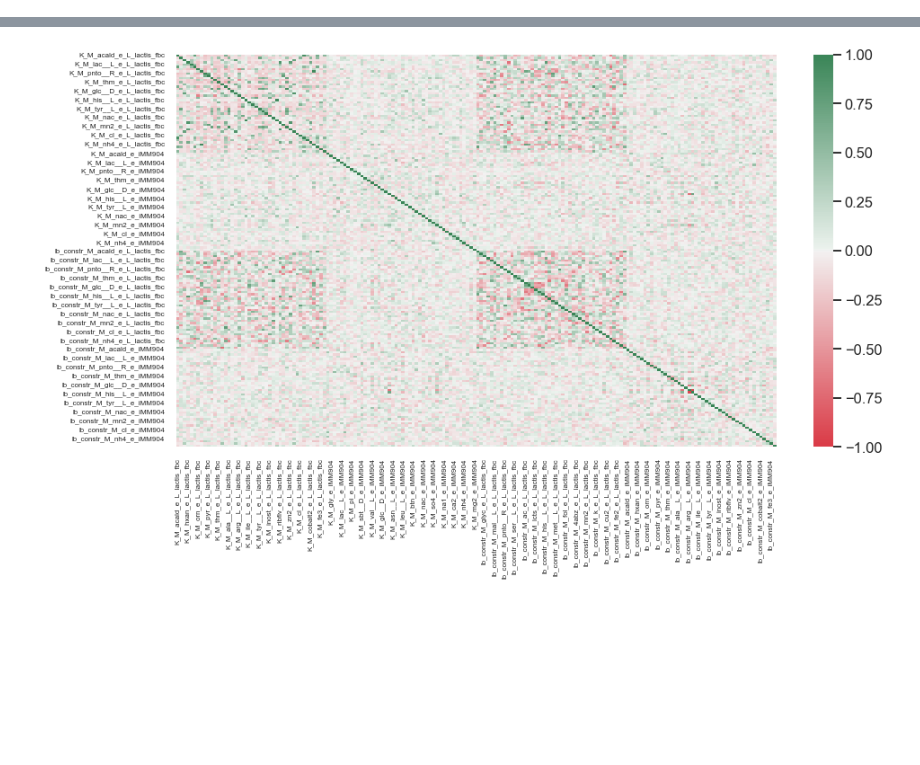
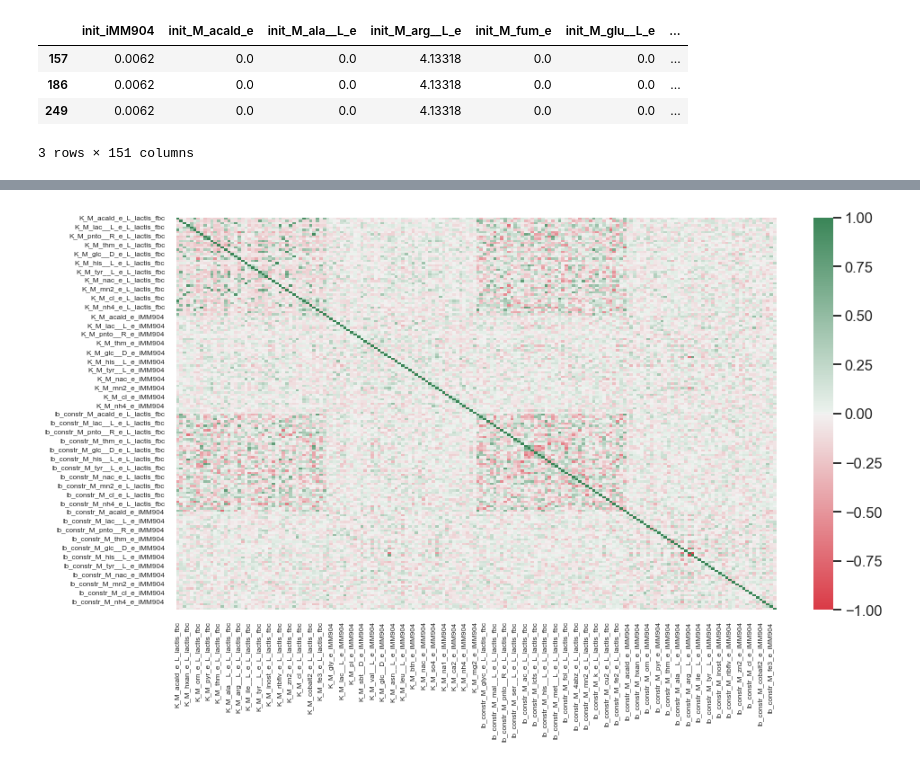
Before and after one commit to behzadk/ParaGEM, a Jupyter notebook: bk_comms/particle_visalisation.ipynb, the cells around one changed output, grey strips where cells are left out. Drawn from its saved outputs; the diff is of its cells as text; code cells hidden in the pictures; blank space fills up the shorter version.

```diff
--- a/bk_comms/particle_visalisation.ipynb
+++ b/bk_comms/particle_visalisation.ipynb
@@ -343,3 +368,11 @@ plot_boxplot(lb_constr_sub_df)
+# %%
+df
+# %% [output]
+|  | init_iMM904 | init_M_acald_e | init_M_ala__L_e | init_M_arg__L_e | init_M_fum_e | init_M_glu__L_e | ... |
+| 157 | 0.0062 | 0.0 | 0.0 | 4.13318 | 0.0 | 0.0 | ... |
+| 186 | 0.0062 | 0.0 | 0.0 | 4.13318 | 0.0 | 0.0 | ... |
+| 249 | 0.0062 | 0.0 | 0.0 | 4.13318 | 0.0 | 0.0 | ... |
+3 rows × 151 columns
 # %%
 def plot_tsne(df):
     from sklearn import manifold
```
Also changed, not shown: parts of 9 cells of this notebook, 14 other files.
